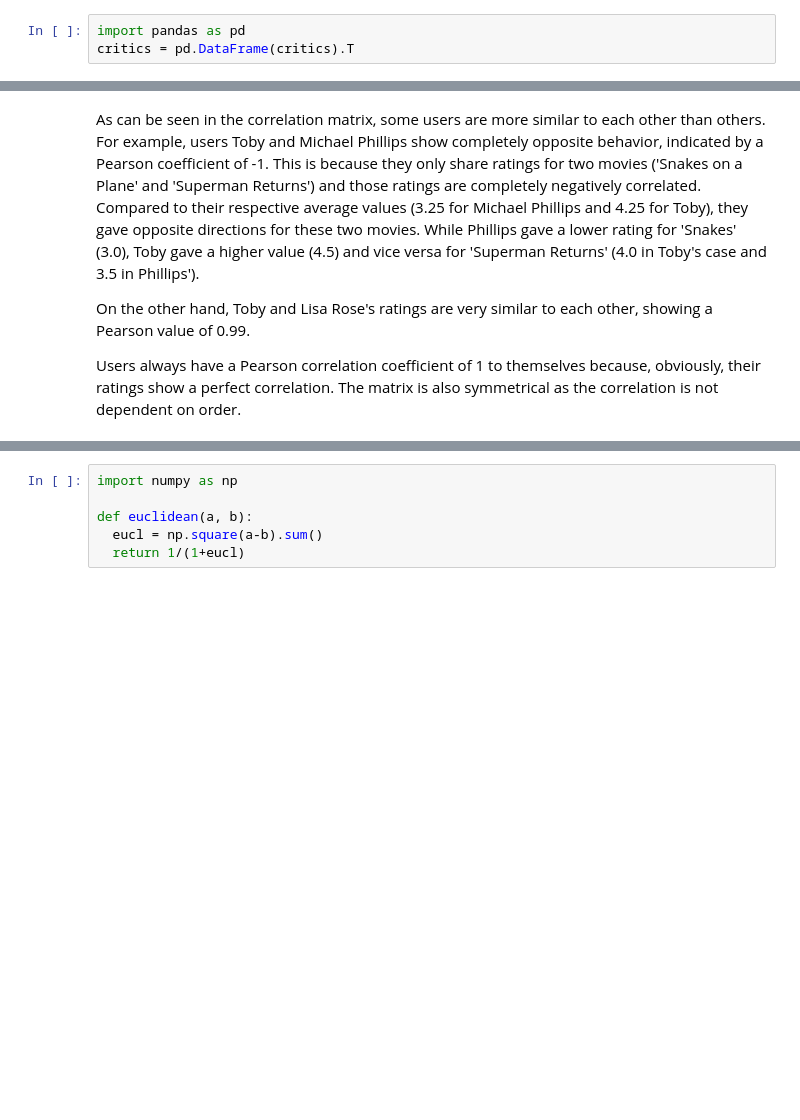
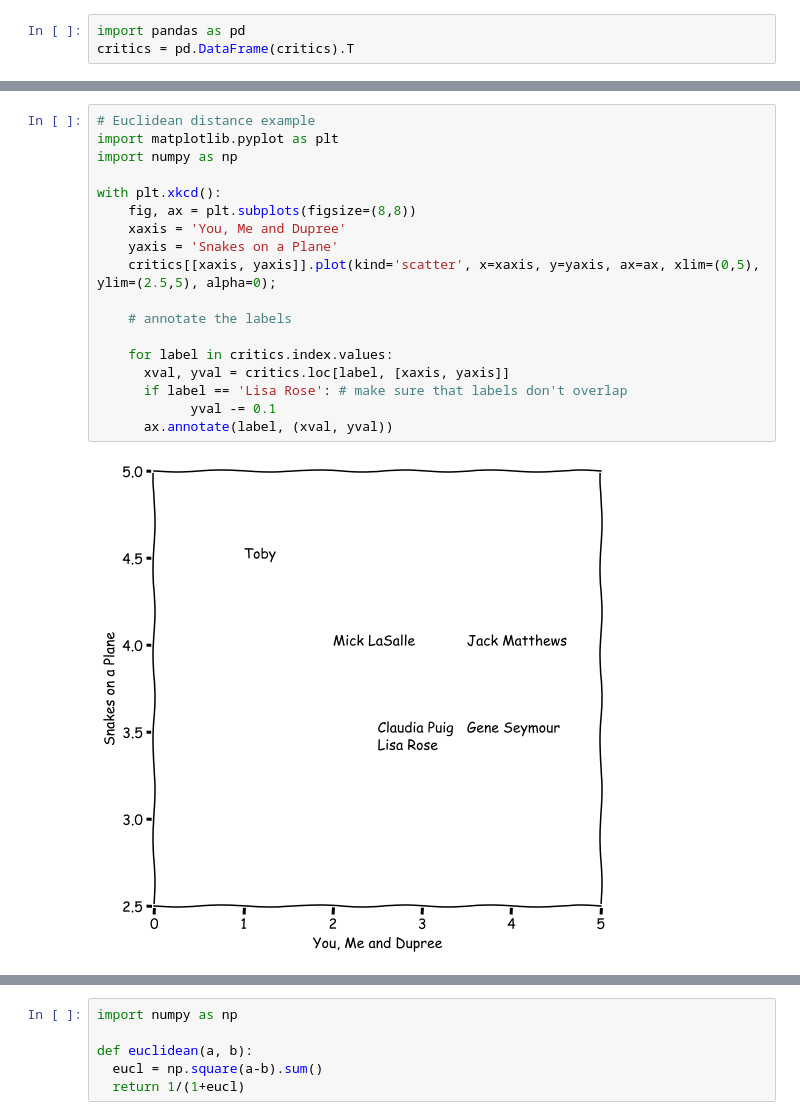
Before and after one commit to tmayer/blog, a Jupyter notebook: _notebooks/2020-06-21-user-item-based-filtering.ipynb, the cells around one changed output, grey strips where cells are left out. Drawn from its saved outputs; the diff is of its cells as text; blank space fills up the shorter version.

Commit message:
Fix some issues and update user filtering

```diff
--- a/_notebooks/2020-06-21-user-item-based-filtering.ipynb
+++ b/_notebooks/2020-06-21-user-item-based-filtering.ipynb
@@ -89,6 +78,20 @@ critics.T.corr(method='pearson')
-# %% [markdown]
-As can be seen in the correlation matrix, some users are more similar to each other than others. For example, users Toby and Michael Phillips show completely opposite behavior, indicated by a Pearson coefficient of -1. This is because they only share ratings for two movies ('Snakes on a Plane' and 'Superman Returns') and those ratings are completely negatively correlated. Compared to their respective average values (3.25 for Michael Phillips and 4.25 for Toby), they gave opposite directions for these two movies. While Phillips gave a lower rating for 'Snakes' (3.0), Toby gave a higher value (4.5) and vice versa for 'Superman Returns' (4.0 in Toby's case and 3.5 in Phillips').
-
-On the other hand, Toby and Lisa Rose's ratings are very similar to each other, showing a Pearson value of 0.99.
-
-Users always have a Pearson correlation coefficient of 1 to themselves because, obviously, their ratings show a perfect correlation. The matrix is also symmetrical as the correlation is not dependent on order.
+# %%
+# Euclidean distance example
+import matplotlib.pyplot as plt
+import numpy as np
+
+with plt.xkcd():
+    fig, ax = plt.subplots(figsize=(8,8))
+    xaxis = 'You, Me and Dupree'
+    yaxis = 'Snakes on a Plane'
+    critics[[xaxis, yaxis]].plot(kind='scatter', x=xaxis, y=yaxis, ax=ax, xlim=(0,5), ylim=(2.5,5), alpha=0);
+
+    # annotate the labels
+
+    for label in critics.index.values:
+      xval, yval = critics.loc[label, [xaxis, yaxis]]
+      if label == 'Lisa Rose': # make sure that labels don't overlap
+            yval -= 0.1
+      ax.annotate(label, (xval, yval))
+# %% [output]
+[figure, added]
```
Also changed, not shown: parts of 21 cells of this notebook, 5 other files.
